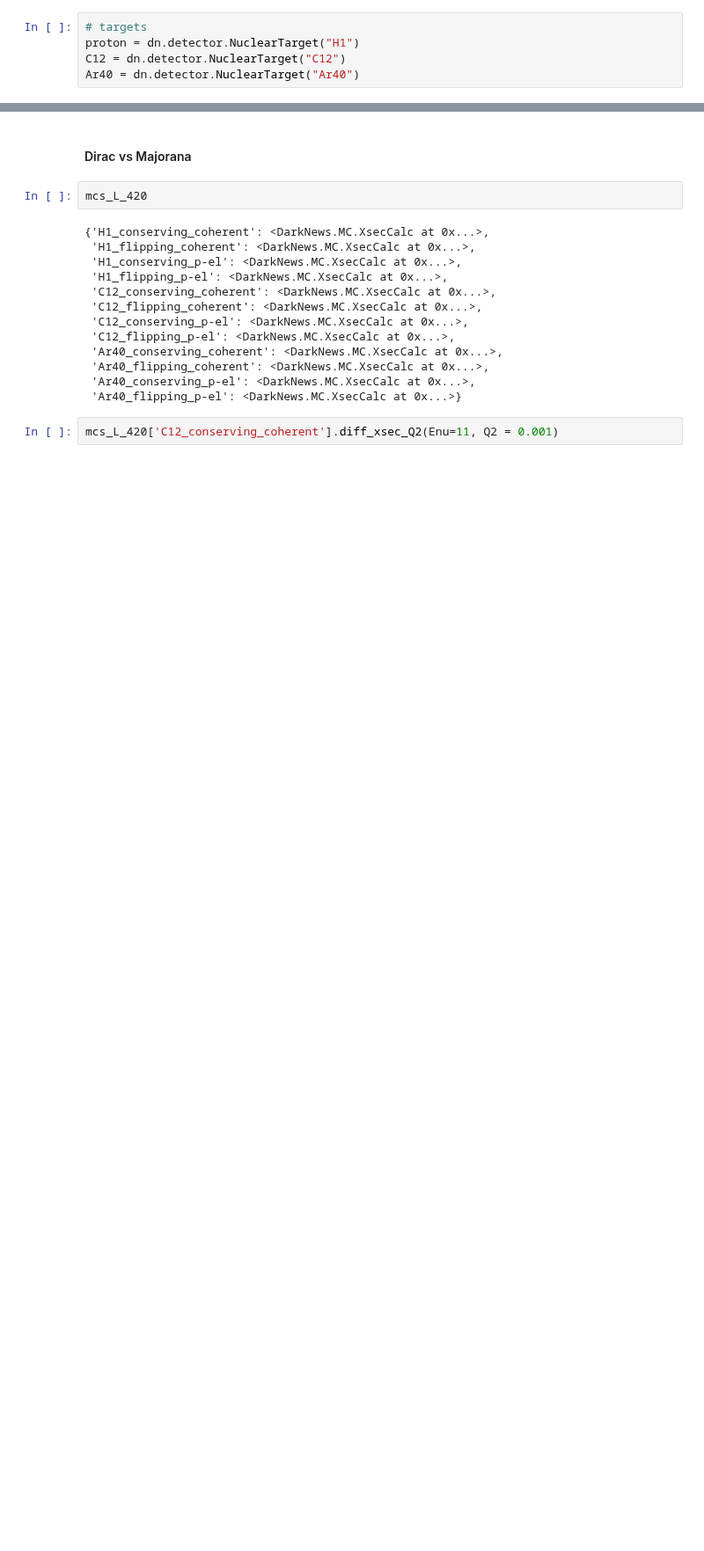
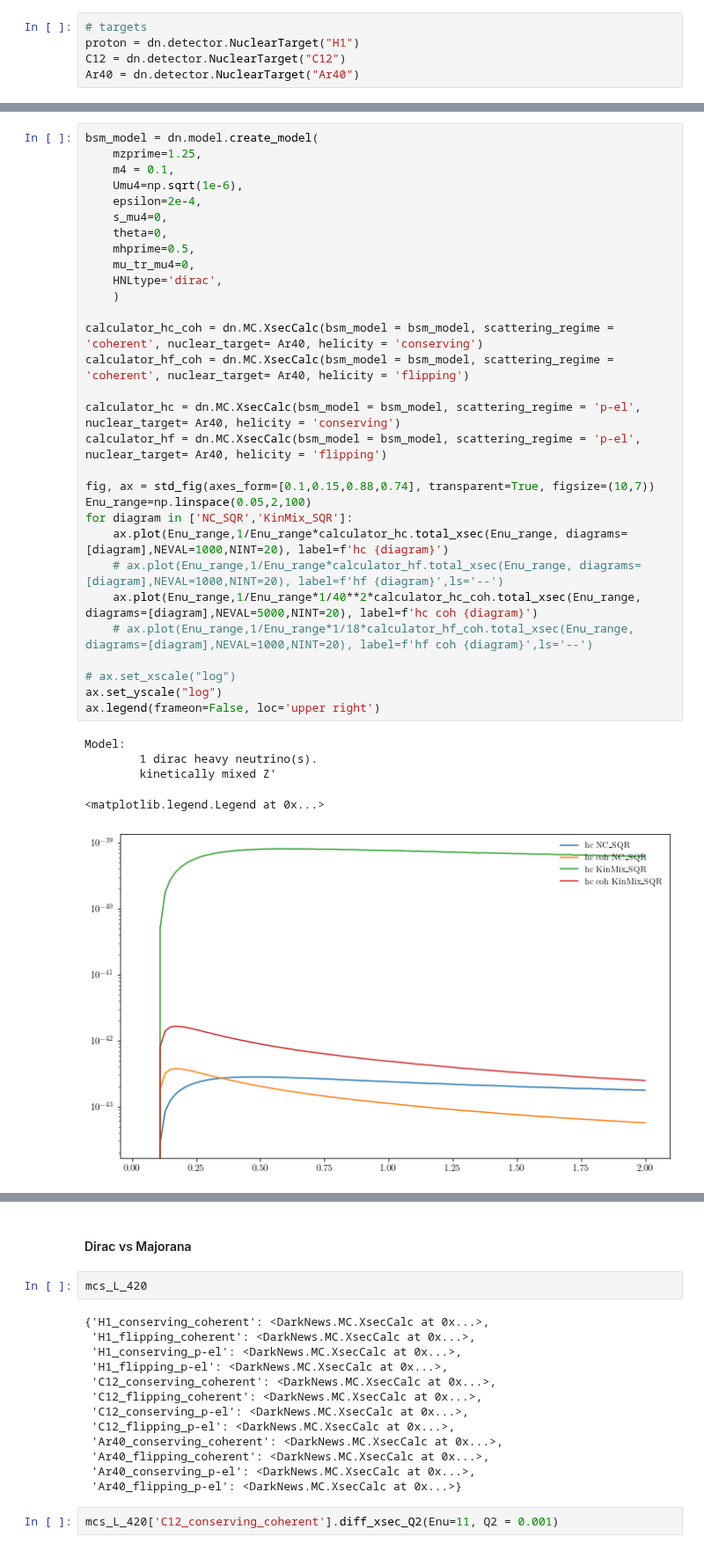
Before and after one commit to mhostert/DarkNews-generator, a Jupyter notebook: examples/Example_2_total_xsecs.ipynb, the cells around one changed output, grey strips where cells are left out. Shown at 88% size. Saved outputs shown, nothing was run; the diff lists cells and outputs as text; blank space fills up the shorter version.

```diff
--- a/examples/Example_2_total_xsecs.ipynb
+++ b/examples/Example_2_total_xsecs.ipynb
@@ -31,0 +107,36 @@ calculator.diff_xsec_Q2(Enu=0.1, Q2=0.01)
+# %%
+bsm_model = dn.model.create_model(
+    mzprime=1.25,
+    m4 = 0.1,
+    Umu4=np.sqrt(1e-6),
+    epsilon=2e-4,
+    s_mu4=0,
+    theta=0,
+    mhprime=0.5,
+    mu_tr_mu4=0,
+    HNLtype='dirac',
+    )
+
+calculator_hc_coh = dn.MC.XsecCalc(bsm_model = bsm_model, scattering_regime = 'coherent', nuclear_target= Ar40, helicity = 'conserving')
+calculator_hf_coh = dn.MC.XsecCalc(bsm_model = bsm_model, scattering_regime = 'coherent', nuclear_target= Ar40, helicity = 'flipping')
+
+calculator_hc = dn.MC.XsecCalc(bsm_model = bsm_model, scattering_regime = 'p-el', nuclear_target= Ar40, helicity = 'conserving')
+calculator_hf = dn.MC.XsecCalc(bsm_model = bsm_model, scattering_regime = 'p-el', nuclear_target= Ar40, helicity = 'flipping')
+
+fig, ax = std_fig(axes_form=[0.1,0.15,0.88,0.74], transparent=True, figsize=(10,7))
+Enu_range=np.linspace(0.05,2,100)
+for diagram in ['NC_SQR','KinMix_SQR']:
+    ax.plot(Enu_range,1/Enu_range*calculator_hc.total_xsec(Enu_range, diagrams=[diagram],NEVAL=1000,NINT=20), label=f'hc {diagram}')
+    # ax.plot(Enu_range,1/Enu_range*calculator_hf.total_xsec(Enu_range, diagrams=[diagram],NEVAL=1000,NINT=20), label=f'hf {diagram}',ls='--')
+    ax.plot(Enu_range,1/Enu_range*1/40**2*calculator_hc_coh.total_xsec(Enu_range, diagrams=[diagram],NEVAL=5000,NINT=20), label=f'hc coh {diagram}')
+    # ax.plot(Enu_range,1/Enu_range*1/18*calculator_hf_coh.total_xsec(Enu_range, diagrams=[diagram],NEVAL=1000,NINT=20), label=f'hf coh {diagram}',ls='--')
+
+# ax.set_xscale("log")
+ax.set_yscale("log")
+ax.legend(frameon=False, loc='upper right')
+# %% [output]
+Model:
+        1 dirac heavy neutrino(s).
+        kinetically mixed Z'
+<matplotlib.legend.Legend at 0x...>
+[figure, added]
```
Also changed, not shown: parts of 19 cells of this notebook, 15 other files.
